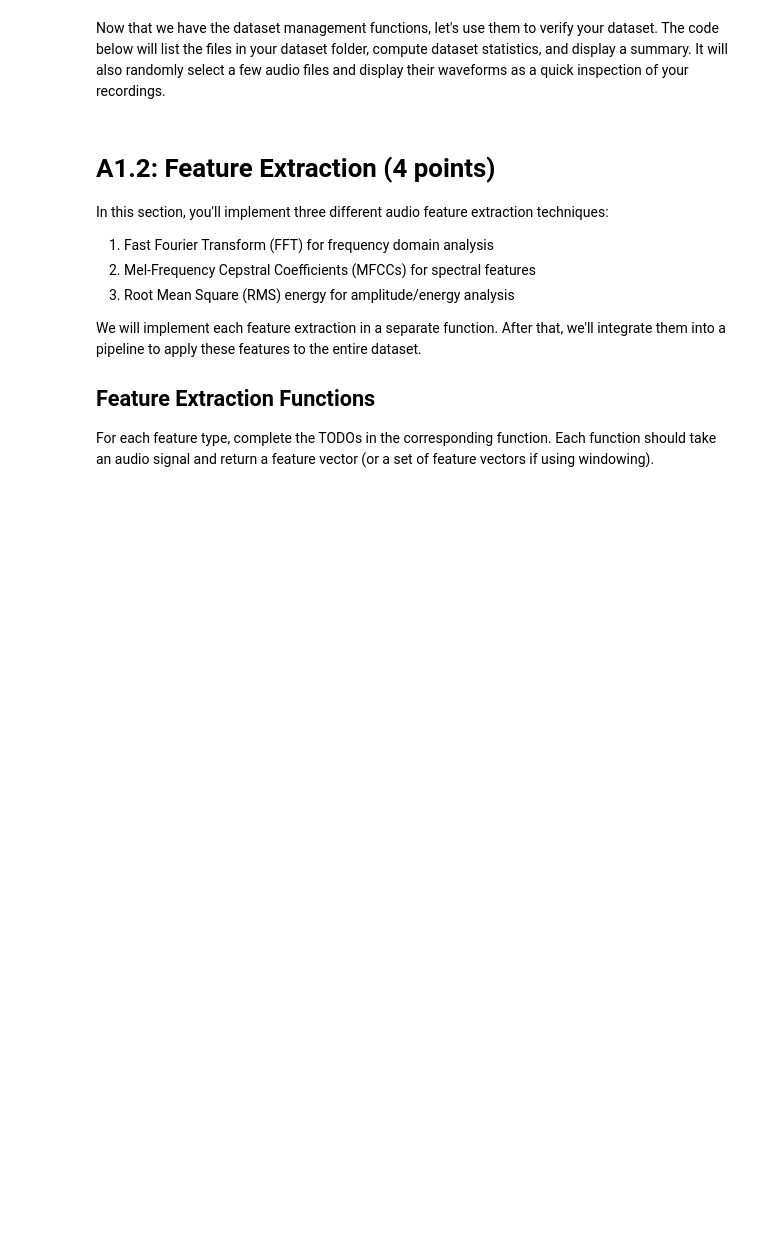
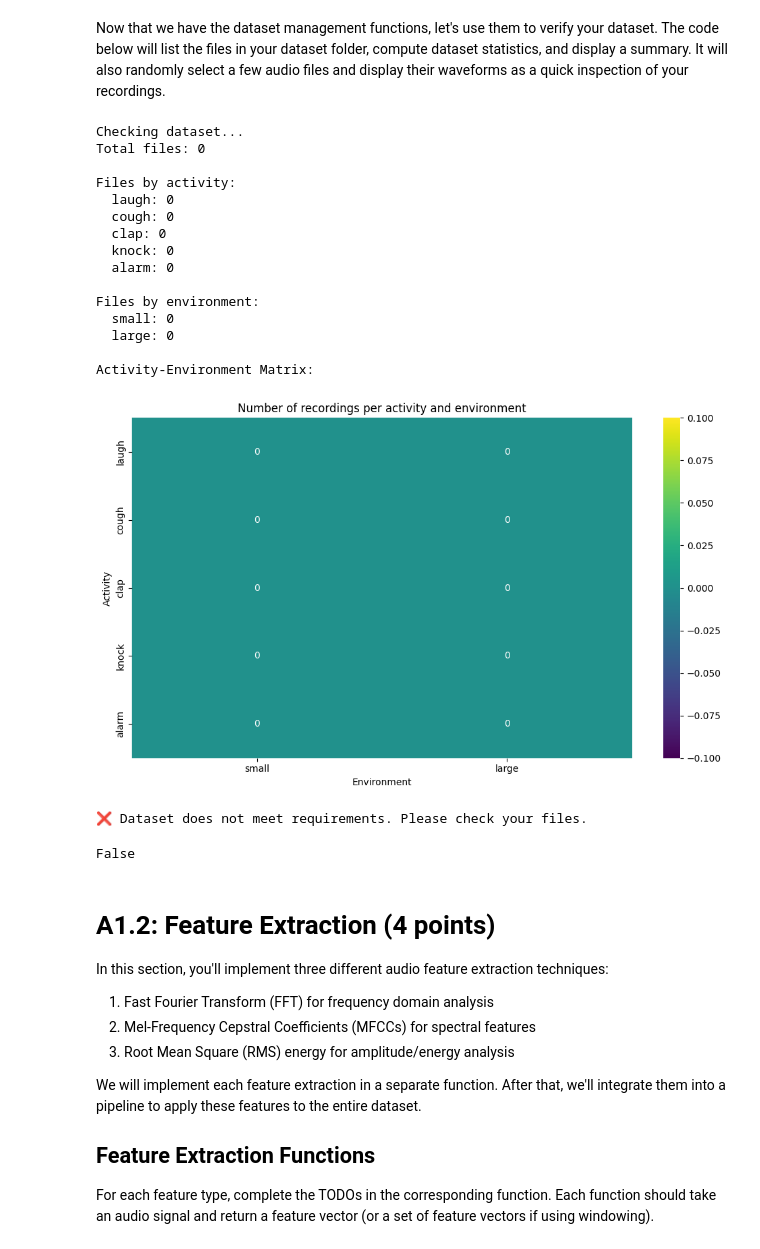
Before and after one commit to Sharwin24/Machine-Learning-and-Sensing, a Jupyter notebook: A1/Assignment1.ipynb, the cells around one changed output. Drawn from its saved outputs; the diff is of its cells as text; code cells hidden in the pictures; blank space fills up the shorter version.

Commit message:
Adding holdout dataset and running A1.1

```diff
--- a/A1/Assignment1.ipynb
+++ b/A1/Assignment1.ipynb
@@ -239,30 +239,46 @@ def plot_audio_waveform(audio_path):
 # %% [markdown]
 Now that we have the dataset management functions, let's use them to verify your dataset. The code below will list the files in your dataset folder, compute dataset statistics, and display a summary. It will also randomly select a few audio files and display their waveforms as a quick inspection of your recordings.
 # %%
-def test_data_collection():
+def test_data_collection(dataset_path=f"/content/drive/MyDrive/CSXXX/{dataset_id}"):
     """
     Test function for data collection section.
     """
-    # TODO: Define the path to your dataset directory
-    dataset_path = f"/content/drive/MyDrive/CSXXX/{dataset_id}"
-
     print("Checking dataset...")
     audio_files = list_audio_files(dataset_path)
     stats = validate_dataset(audio_files)
     display_dataset_stats(stats)
 
     if stats['valid'] and len(audio_files) > 0:
         # Display a sample of audio files
         print("\nDisplaying a sample of audio files:")
         sample_files = random.sample(audio_files, min(3, len(audio_files)))
         for file in sample_files:
             print(f"\nAudio file: {os.path.basename(file)}")
             plot_audio_waveform(file)
 
     return stats['valid']
 
 # Run the test
-test_data_collection()
+test_data_collection(dataset_path=f"{dataset_id}")
+# %% [output]
+Checking dataset...
+Total files: 0
+
+Files by activity:
+  laugh: 0
+  cough: 0
+  clap: 0
+  knock: 0
+  alarm: 0
+
+Files by environment:
+  small: 0
+  large: 0
+
+Activity-Environment Matrix:
+[figure, added]
+❌ Dataset does not meet requirements. Please check your files.
+False
 # %% [markdown]
 # A1.2: Feature Extraction (4 points)
 
```
Also changed, not shown: parts of 1 cell of this notebook, 26 other files.
